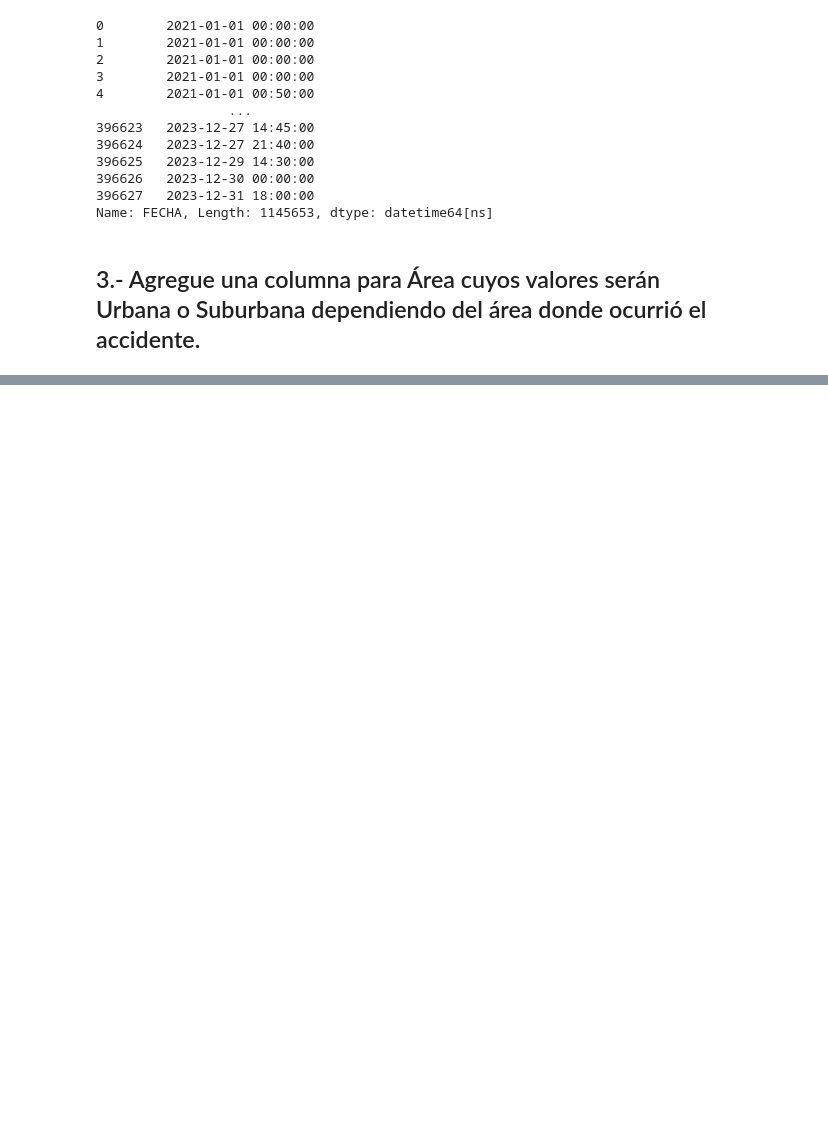
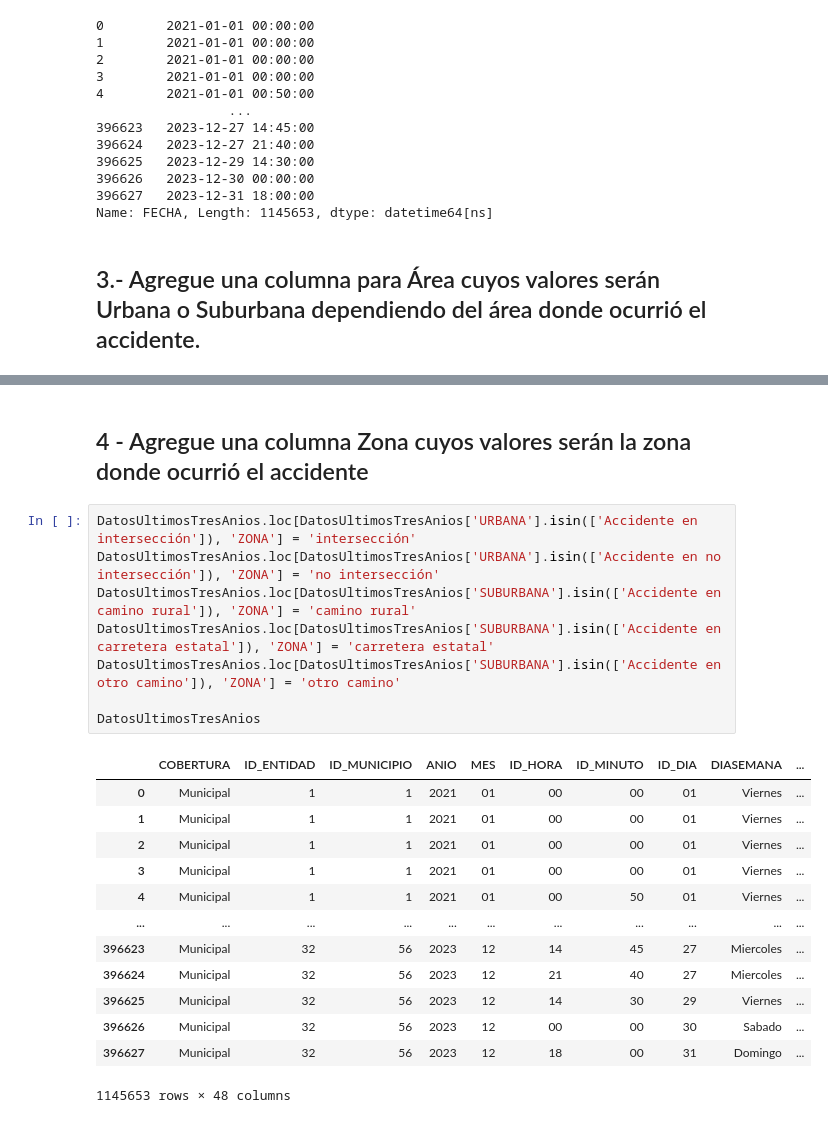
Before and after one commit to KingSplatt/ATUS, a Jupyter notebook: ejercicio-atus.ipynb, the cells around one changed output, grey strips where cells are left out. Drawn from its saved outputs; the diff is of its cells as text; blank space fills up the shorter version.

```diff
--- a/ejercicio-atus.ipynb
+++ b/ejercicio-atus.ipynb
@@ -116,0 +119,24 @@ Name: FECHA, Length: 1145653, dtype: object
+# %% [markdown]
+## 4 - Agregue una columna Zona cuyos valores serán la zona donde ocurrió el accidente
+# %%
+DatosUltimosTresAnios.loc[DatosUltimosTresAnios['URBANA'].isin(['Accidente en intersección']), 'ZONA'] = 'intersección'
+DatosUltimosTresAnios.loc[DatosUltimosTresAnios['URBANA'].isin(['Accidente en no intersección']), 'ZONA'] = 'no intersección'
+DatosUltimosTresAnios.loc[DatosUltimosTresAnios['SUBURBANA'].isin(['Accidente en camino rural']), 'ZONA'] = 'camino rural'
+DatosUltimosTresAnios.loc[DatosUltimosTresAnios['SUBURBANA'].isin(['Accidente en carretera estatal']), 'ZONA'] = 'carretera estatal'
+DatosUltimosTresAnios.loc[DatosUltimosTresAnios['SUBURBANA'].isin(['Accidente en otro camino']), 'ZONA'] = 'otro camino'
+
+DatosUltimosTresAnios
+# %% [output]
+|  | COBERTURA | ID_ENTIDAD | ID_MUNICIPIO | ANIO | MES | ID_HORA | ID_MINUTO | ID_DIA | DIASEMANA | ... |
+| 0 | Municipal | 1 | 1 | 2021 | 01 | 00 | 00 | 01 | Viernes | ... |
+| 1 | Municipal | 1 | 1 | 2021 | 01 | 00 | 00 | 01 | Viernes | ... |
+| 2 | Municipal | 1 | 1 | 2021 | 01 | 00 | 00 | 01 | Viernes | ... |
+| 3 | Municipal | 1 | 1 | 2021 | 01 | 00 | 00 | 01 | Viernes | ... |
+| 4 | Municipal | 1 | 1 | 2021 | 01 | 00 | 50 | 01 | Viernes | ... |
+| ... | ... | ... | ... | ... | ... | ... | ... | ... | ... | ... |
+| 396623 | Municipal | 32 | 56 | 2023 | 12 | 14 | 45 | 27 | Miercoles | ... |
+| 396624 | Municipal | 32 | 56 | 2023 | 12 | 21 | 40 | 27 | Miercoles | ... |
+| 396625 | Municipal | 32 | 56 | 2023 | 12 | 14 | 30 | 29 | Viernes | ... |
+| 396626 | Municipal | 32 | 56 | 2023 | 12 | 00 | 00 | 30 | Sabado | ... |
+| 396627 | Municipal | 32 | 56 | 2023 | 12 | 18 | 00 | 31 | Domingo | ... |
+1145653 rows × 48 columns
```
Also changed, not shown: parts of 14 cells of this notebook.
